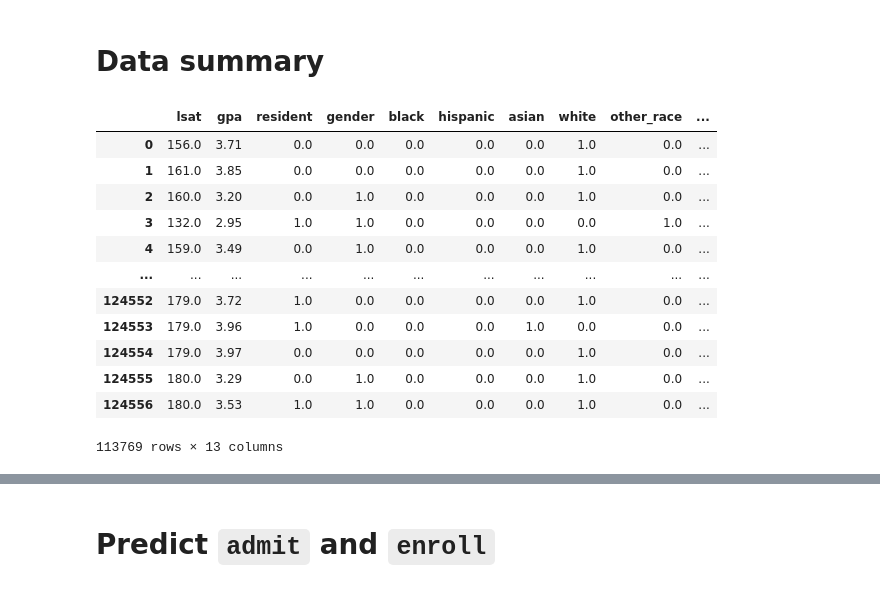
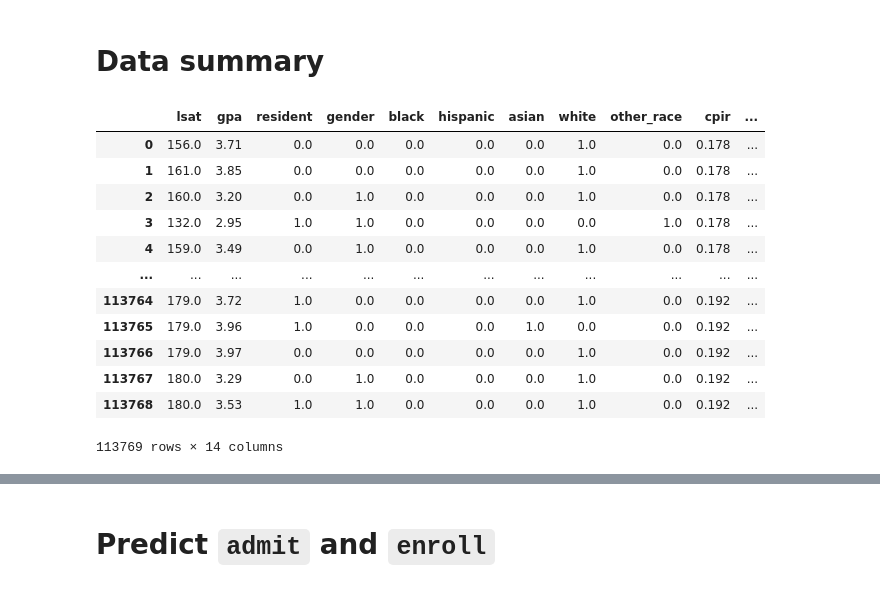
Before and after one commit to an-hai-tran/fair_admin, a Jupyter notebook: ML_APD-S.ipynb, the cells around one changed output, grey strips where cells are left out. Saved outputs shown, nothing was run; the diff lists cells and outputs as text; code cells hidden in the pictures.

```diff
--- a/ML_APD-S.ipynb
+++ b/ML_APD-S.ipynb
@@ -109,19 +106,30 @@ df.drop(['race', 'college', 'urm', 'year'], axis = 1, inplace = True)
 # %% [markdown]
 # Data summary
-# %%
-df
-# %% [output]
-|  | lsat | gpa | resident | gender | black | hispanic | asian | white | other_race | ... |
-| 0 | 156.0 | 3.71 | 0.0 | 0.0 | 0.0 | 0.0 | 0.0 | 1.0 | 0.0 | ... |
-| 1 | 161.0 | 3.85 | 0.0 | 0.0 | 0.0 | 0.0 | 0.0 | 1.0 | 0.0 | ... |
-| 2 | 160.0 | 3.20 | 0.0 | 1.0 | 0.0 | 0.0 | 0.0 | 1.0 | 0.0 | ... |
-| 3 | 132.0 | 2.95 | 1.0 | 1.0 | 0.0 | 0.0 | 0.0 | 0.0 | 1.0 | ... |
-| 4 | 159.0 | 3.49 | 0.0 | 1.0 | 0.0 | 0.0 | 0.0 | 1.0 | 0.0 | ... |
-| ... | ... | ... | ... | ... | ... | ... | ... | ... | ... | ... |
-| 124552 | 179.0 | 3.72 | 1.0 | 0.0 | 0.0 | 0.0 | 0.0 | 1.0 | 0.0 | ... |
-| 124553 | 179.0 | 3.96 | 1.0 | 0.0 | 0.0 | 0.0 | 1.0 | 0.0 | 0.0 | ... |
-| 124554 | 179.0 | 3.97 | 0.0 | 0.0 | 0.0 | 0.0 | 0.0 | 1.0 | 0.0 | ... |
-| 124555 | 180.0 | 3.29 | 0.0 | 1.0 | 0.0 | 0.0 | 0.0 | 1.0 | 0.0 | ... |
-| 124556 | 180.0 | 3.53 | 1.0 | 1.0 | 0.0 | 0.0 | 0.0 | 1.0 | 0.0 | ... |
-113769 rows × 13 columns
+# %%
+# round all float values to 3 decimal numbers
+df = np.round(df, 3)
+
+# rearrange order of columns
+df.insert(len(df.columns)-1, 'admit', df.pop('admit'))
+df.insert(len(df.columns)-1, 'enroll', df.pop('enroll'))
+
+# drop uneccessary columns
+df.drop(['race', 'college', 'urm', 'year'], axis = 1, inplace = True)
+
+# display
+df
+# %% [output]
+|  | lsat | gpa | resident | gender | black | hispanic | asian | white | other_race | cpir | ... |
+| 0 | 156.0 | 3.71 | 0.0 | 0.0 | 0.0 | 0.0 | 0.0 | 1.0 | 0.0 | 0.178 | ... |
+| 1 | 161.0 | 3.85 | 0.0 | 0.0 | 0.0 | 0.0 | 0.0 | 1.0 | 0.0 | 0.178 | ... |
+| 2 | 160.0 | 3.20 | 0.0 | 1.0 | 0.0 | 0.0 | 0.0 | 1.0 | 0.0 | 0.178 | ... |
+| 3 | 132.0 | 2.95 | 1.0 | 1.0 | 0.0 | 0.0 | 0.0 | 0.0 | 1.0 | 0.178 | ... |
+| 4 | 159.0 | 3.49 | 0.0 | 1.0 | 0.0 | 0.0 | 0.0 | 1.0 | 0.0 | 0.178 | ... |
+| ... | ... | ... | ... | ... | ... | ... | ... | ... | ... | ... | ... |
+| 113764 | 179.0 | 3.72 | 1.0 | 0.0 | 0.0 | 0.0 | 0.0 | 1.0 | 0.0 | 0.192 | ... |
+| 113765 | 179.0 | 3.96 | 1.0 | 0.0 | 0.0 | 0.0 | 1.0 | 0.0 | 0.0 | 0.192 | ... |
+| 113766 | 179.0 | 3.97 | 0.0 | 0.0 | 0.0 | 0.0 | 0.0 | 1.0 | 0.0 | 0.192 | ... |
+| 113767 | 180.0 | 3.29 | 0.0 | 1.0 | 0.0 | 0.0 | 0.0 | 1.0 | 0.0 | 0.192 | ... |
+| 113768 | 180.0 | 3.53 | 1.0 | 1.0 | 0.0 | 0.0 | 0.0 | 1.0 | 0.0 | 0.192 | ... |
+113769 rows × 14 columns
 # %%
```
Also changed, not shown: parts of 16 cells of this notebook, 2 other files.
